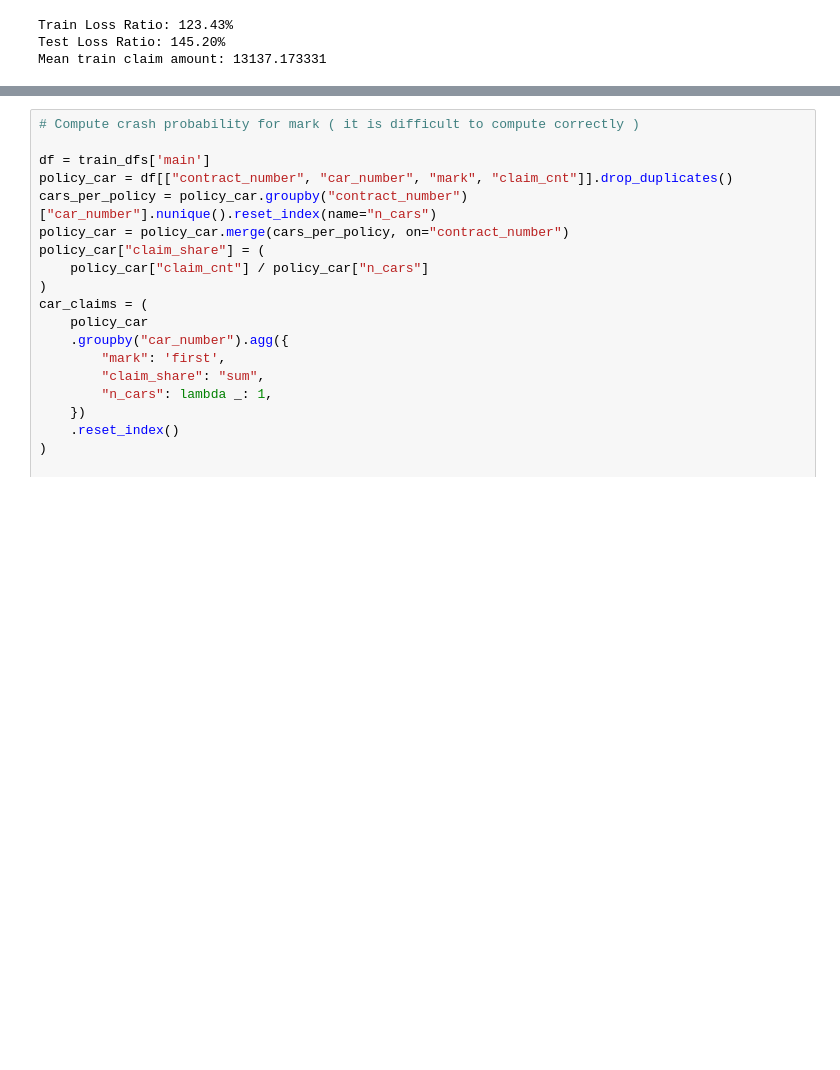
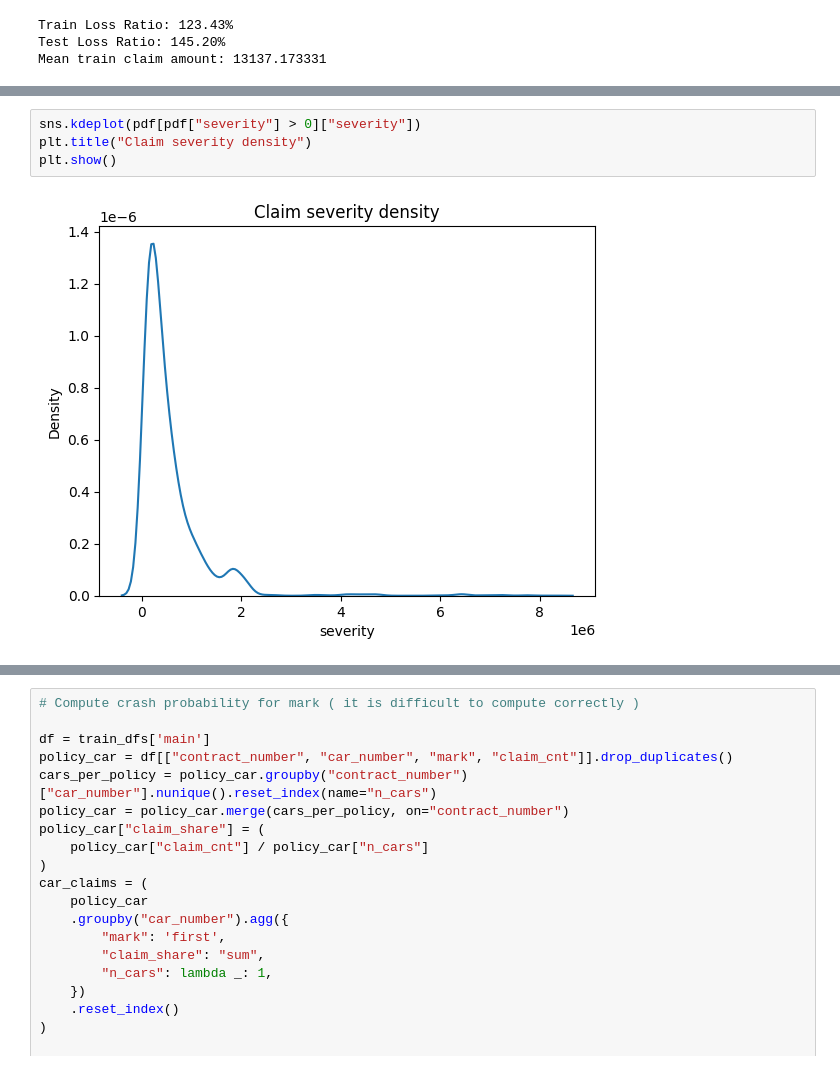
Before and after one commit to EFysl57/risk---, a Jupyter notebook: code.ipynb, the cells around one changed output, grey strips where cells are left out. Drawn from its saved outputs; the diff is of its cells as text; blank space fills up the shorter version.

```diff
--- a/code.ipynb
+++ b/code.ipynb
@@ -164,0 +178,6 @@ Mean train claim amount: 13137.173331
+# %%
+sns.kdeplot(pdf[pdf["severity"] > 0]["severity"])
+plt.title("Claim severity density")
+plt.show()
+# %% [output]
+[figure, added]
```
Also changed, not shown: parts of 8 cells of this notebook.
